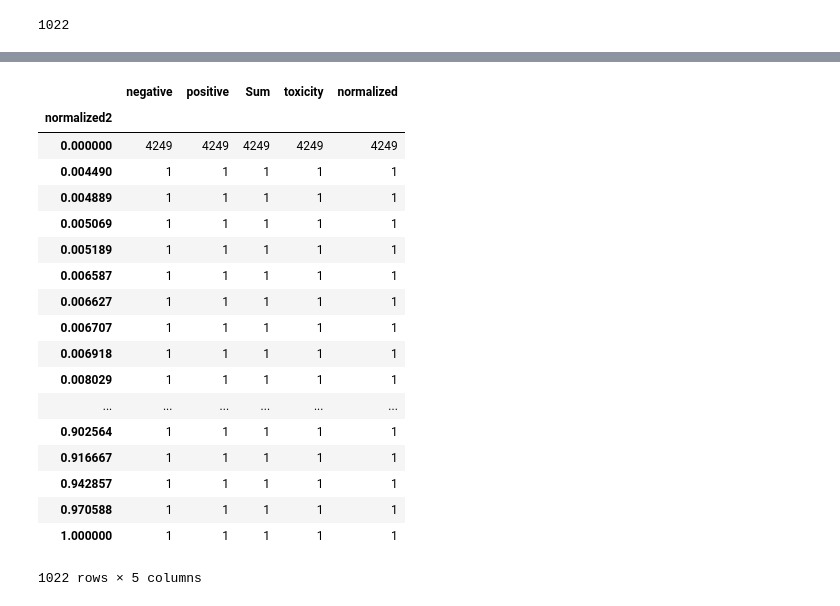
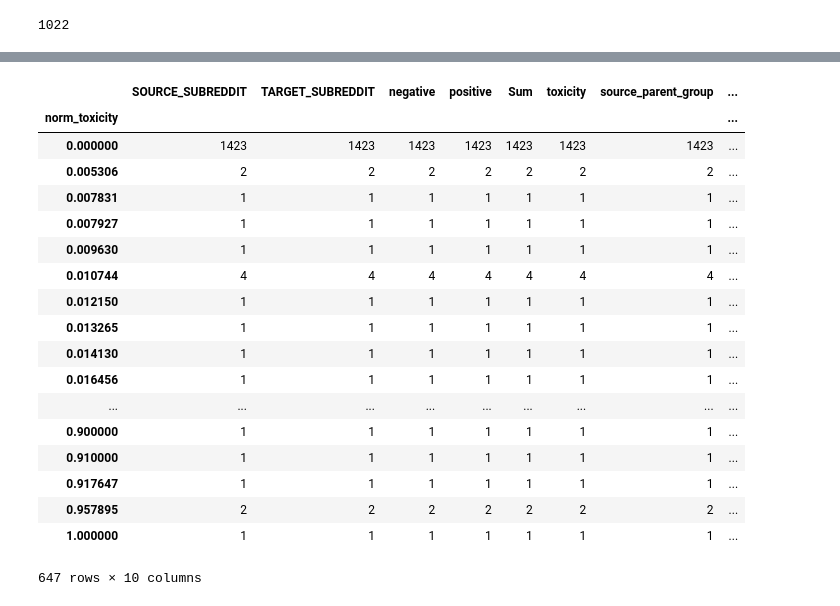
Before and after one commit to rushkock/reddit, a Jupyter notebook: Back-end/Positive_Negative.ipynb, the cells around one changed output, grey strips where cells are left out. Cells and saved outputs as stored; diff of their text form; code cells hidden in the pictures.

Commit message:
Merged with subreddit names and finalized things. CSV should be ready

```diff
--- a/Back-end/Positive_Negative.ipynb
+++ b/Back-end/Positive_Negative.ipynb
@@ -173,0 +186,9 @@ df_both['normalized2'].nunique()
+# %%
+final_df = df_both.merge(names_df.rename(columns={'parent_group':'source_parent_group',
+                                                   'child_group':'source_child_group'}) ,
+                                  left_on = "SOURCE_SUBREDDIT", right_on='subreddit',how='inner')
+final_df = final_df.merge(names_df.rename(columns={'parent_group':'target_parent_group',
+                                                   'child_group':'target_child_group'}) ,
+                                  left_on = "TARGET_SUBREDDIT", right_on='subreddit',how='inner')
+# %%
+final_df = final_df.drop(['subreddit_x', 'subreddit_y'], axis = 1)
@@ -173,0 +227,4 @@ df_both['normalized2'].nunique()
+# %%
+final_df = final_df.drop(['normalized'], axis = 1)
+# %%
+final_df['norm_toxicity'] = final_df['toxicity'] / final_df['toxicity'].max()
@@ -174,22 +247,22 @@ df_both['normalized2'].nunique()
 # %%
-df_both.groupby('normalized2').count()
+final_df.groupby('norm_toxicity').count()
 # %% [output]
-|  | negative | positive | Sum | toxicity | normalized |
-| normalized2 |  |  |  |  |  |
-| 0.000000 | 4249 | 4249 | 4249 | 4249 | 4249 |
-| 0.004490 | 1 | 1 | 1 | 1 | 1 |
-| 0.004889 | 1 | 1 | 1 | 1 | 1 |
-| 0.005069 | 1 | 1 | 1 | 1 | 1 |
-| 0.005189 | 1 | 1 | 1 | 1 | 1 |
-| 0.006587 | 1 | 1 | 1 | 1 | 1 |
-| 0.006627 | 1 | 1 | 1 | 1 | 1 |
-| 0.006707 | 1 | 1 | 1 | 1 | 1 |
-| 0.006918 | 1 | 1 | 1 | 1 | 1 |
-| 0.008029 | 1 | 1 | 1 | 1 | 1 |
-| ... | ... | ... | ... | ... | ... |
-| 0.902564 | 1 | 1 | 1 | 1 | 1 |
-| 0.916667 | 1 | 1 | 1 | 1 | 1 |
-| 0.942857 | 1 | 1 | 1 | 1 | 1 |
-| 0.970588 | 1 | 1 | 1 | 1 | 1 |
-| 1.000000 | 1 | 1 | 1 | 1 | 1 |
+|  | SOURCE_SUBREDDIT | TARGET_SUBREDDIT | negative | positive | Sum | toxicity | source_parent_group | ... |
+| norm_toxicity |  |  |  |  |  |  |  | ... |
+| 0.000000 | 1423 | 1423 | 1423 | 1423 | 1423 | 1423 | 1423 | ... |
+| 0.005306 | 2 | 2 | 2 | 2 | 2 | 2 | 2 | ... |
+| 0.007831 | 1 | 1 | 1 | 1 | 1 | 1 | 1 | ... |
+| 0.007927 | 1 | 1 | 1 | 1 | 1 | 1 | 1 | ... |
+| 0.009630 | 1 | 1 | 1 | 1 | 1 | 1 | 1 | ... |
+| 0.010744 | 4 | 4 | 4 | 4 | 4 | 4 | 4 | ... |
+| 0.012150 | 1 | 1 | 1 | 1 | 1 | 1 | 1 | ... |
+| 0.013265 | 1 | 1 | 1 | 1 | 1 | 1 | 1 | ... |
+| 0.014130 | 1 | 1 | 1 | 1 | 1 | 1 | 1 | ... |
+| 0.016456 | 1 | 1 | 1 | 1 | 1 | 1 | 1 | ... |
+| ... | ... | ... | ... | ... | ... | ... | ... | ... |
+| 0.900000 | 1 | 1 | 1 | 1 | 1 | 1 | 1 | ... |
+| 0.910000 | 1 | 1 | 1 | 1 | 1 | 1 | 1 | ... |
+| 0.917647 | 1 | 1 | 1 | 1 | 1 | 1 | 1 | ... |
+| 0.957895 | 2 | 2 | 2 | 2 | 2 | 2 | 2 | ... |
+| 1.000000 | 1 | 1 | 1 | 1 | 1 | 1 | 1 | ... |
-1022 rows × 5 columns
+647 rows × 10 columns
```
Also changed, not shown: parts of 9 cells of this notebook.
